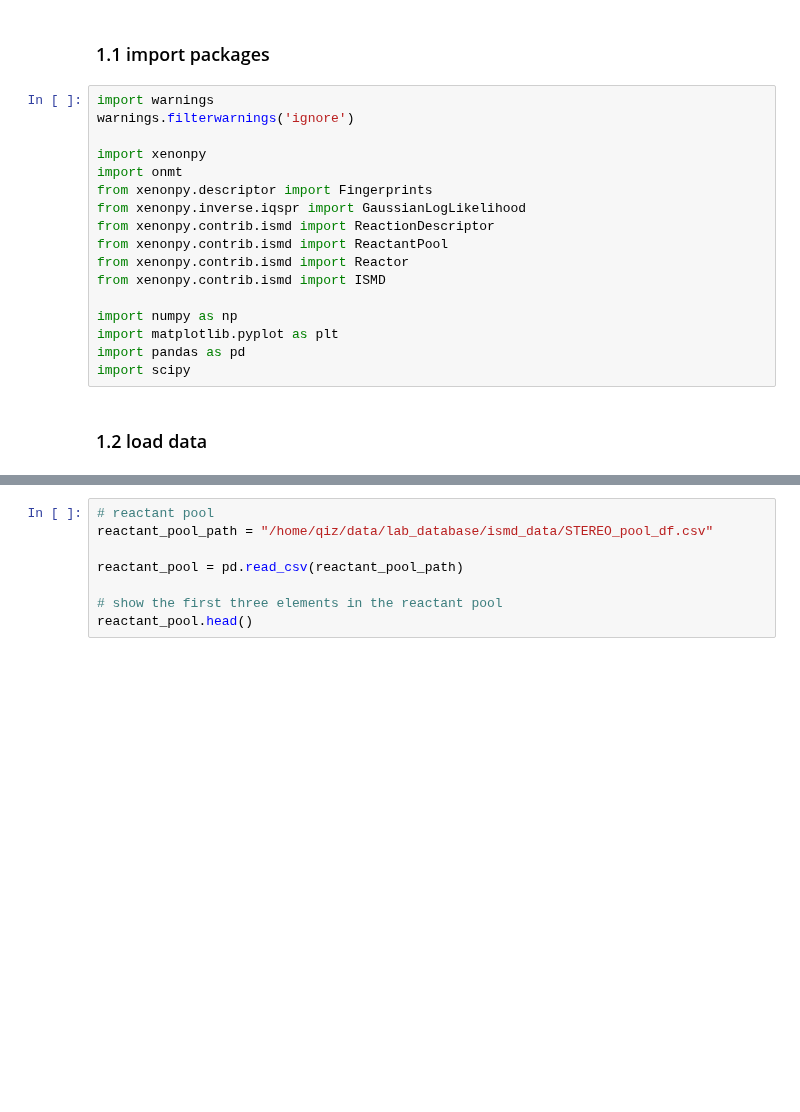
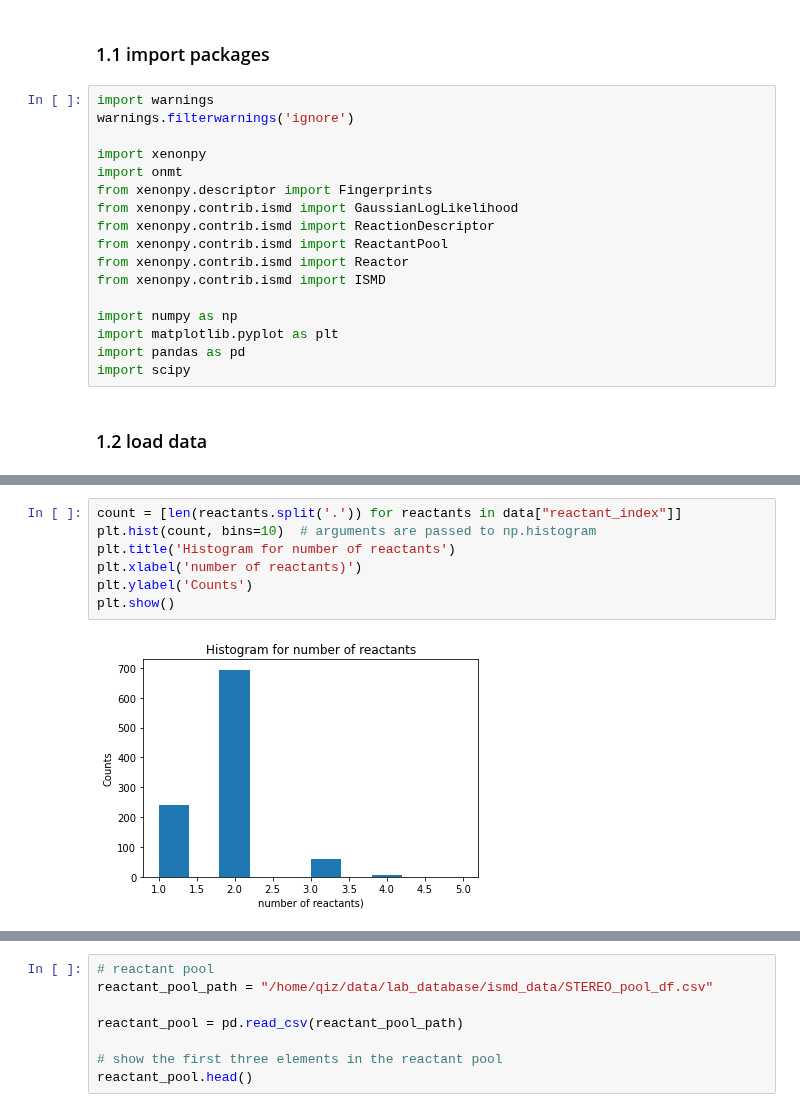
Before and after one commit to yoshida-lab/XenonPy, a Jupyter notebook: xenonpy/contrib/ismd/Sample.ipynb, the cells around one changed output, grey strips where cells are left out. Cells and saved outputs as stored; diff of their text form; blank space fills up the shorter version.

```diff
--- a/xenonpy/contrib/ismd/Sample.ipynb
+++ b/xenonpy/contrib/ismd/Sample.ipynb
@@ -17,7 +17,7 @@ warnings.filterwarnings('ignore')
 import xenonpy
 import onmt
 from xenonpy.descriptor import Fingerprints
-from xenonpy.inverse.iqspr import GaussianLogLikelihood
+from xenonpy.contrib.ismd import GaussianLogLikelihood
 from xenonpy.contrib.ismd import ReactionDescriptor
 from xenonpy.contrib.ismd import ReactantPool
 from xenonpy.contrib.ismd import Reactor
@@ -41,3 +41,12 @@ data.head()
 | 2 | 249087 | O=[N+]([O-])c1cccc2cnc(Cl)cc12 | Nc1cccc2cnc(Cl)cc12 | 2.4 | 38.9 |
 | 3 | 153658.23440 | Cc1cc2c([N+](=O)[O-])cccc2c[n+]1[... | Cc1cc2c([N+](=O)[O-])cccc2c(Cl)n1 | 3.3 | 58.7 |
 | 4 | 297070 | CCCCC[C@H](O)C=CC1C=CC(=O)C1CC=CC... | CCCCC[C@H](O)C=CC1CCC(=O)C1CC=CCC... | 3.8 | 74.6 |
+# %%
+count = [len(reactants.split('.')) for reactants in data["reactant_index"]]
+plt.hist(count, bins=10)  # arguments are passed to np.histogram
+plt.title('Histogram for number of reactants')
+plt.xlabel('number of reactants)')
+plt.ylabel('Counts')
+plt.show()
+# %% [output]
+[figure, added]
```
Also changed, not shown: parts of 32 cells of this notebook, 3 other files.
